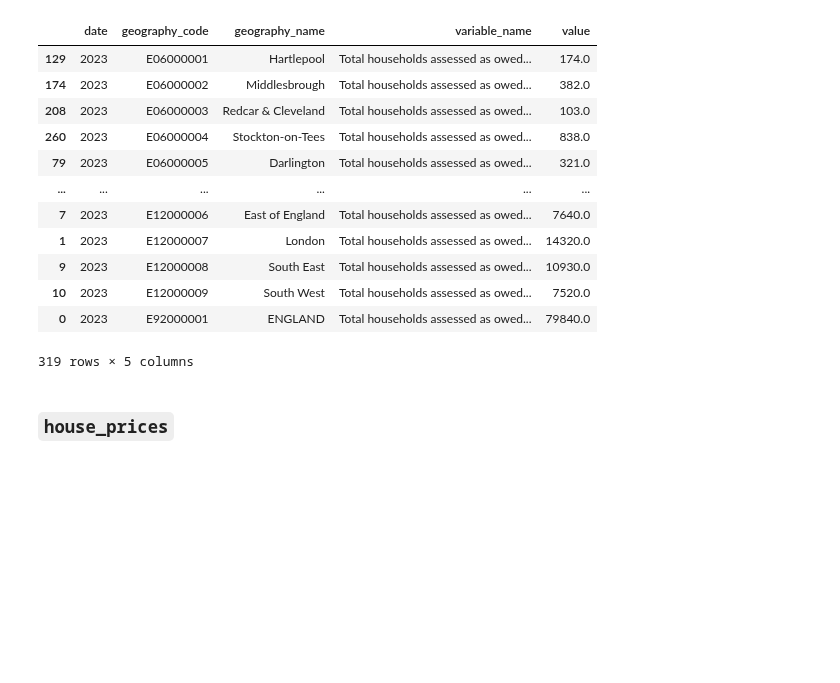
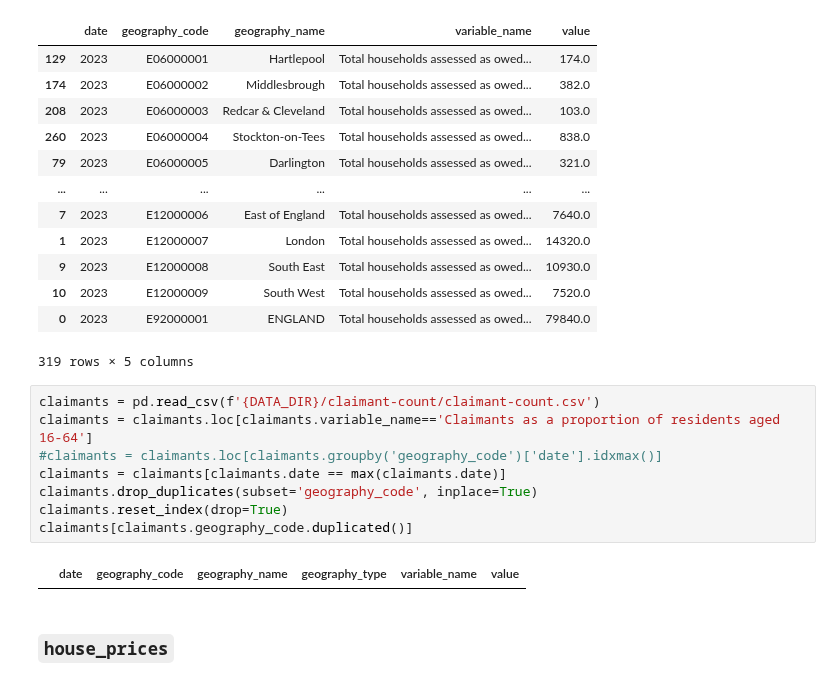
Before and after one commit to open-innovations/jrf-insight, a Jupyter notebook: pipelines/place/transform.ipynb, the cells around one changed output. Drawn from its saved outputs; the diff is of its cells as text; blank space fills up the shorter version.

```diff
--- a/pipelines/place/transform.ipynb
+++ b/pipelines/place/transform.ipynb
@@ -393,6 +393,16 @@ homelessness
 | 10 | 2023 | E12000009 | South West | Total households assessed as owed... | 7520.0 |
 | 0 | 2023 | E92000001 | ENGLAND | Total households assessed as owed... | 79840.0 |
 319 rows × 5 columns
+# %%
+claimants = pd.read_csv(f'{DATA_DIR}/claimant-count/claimant-count.csv')
+claimants = claimants.loc[claimants.variable_name=='Claimants as a proportion of residents aged 16-64']
+#claimants = claimants.loc[claimants.groupby('geography_code')['date'].idxmax()]
+claimants = claimants[claimants.date == max(claimants.date)]
+claimants.drop_duplicates(subset='geography_code', inplace=True)
+claimants.reset_index(drop=True)
+claimants[claimants.geography_code.duplicated()]
+# %% [output]
+|  | date | geography_code | geography_name | geography_type | variable_name | value |
 # %% [markdown]
 ### `house_prices`
 # %%
```
Also changed, not shown: parts of 2 cells of this notebook, 9 other files.
